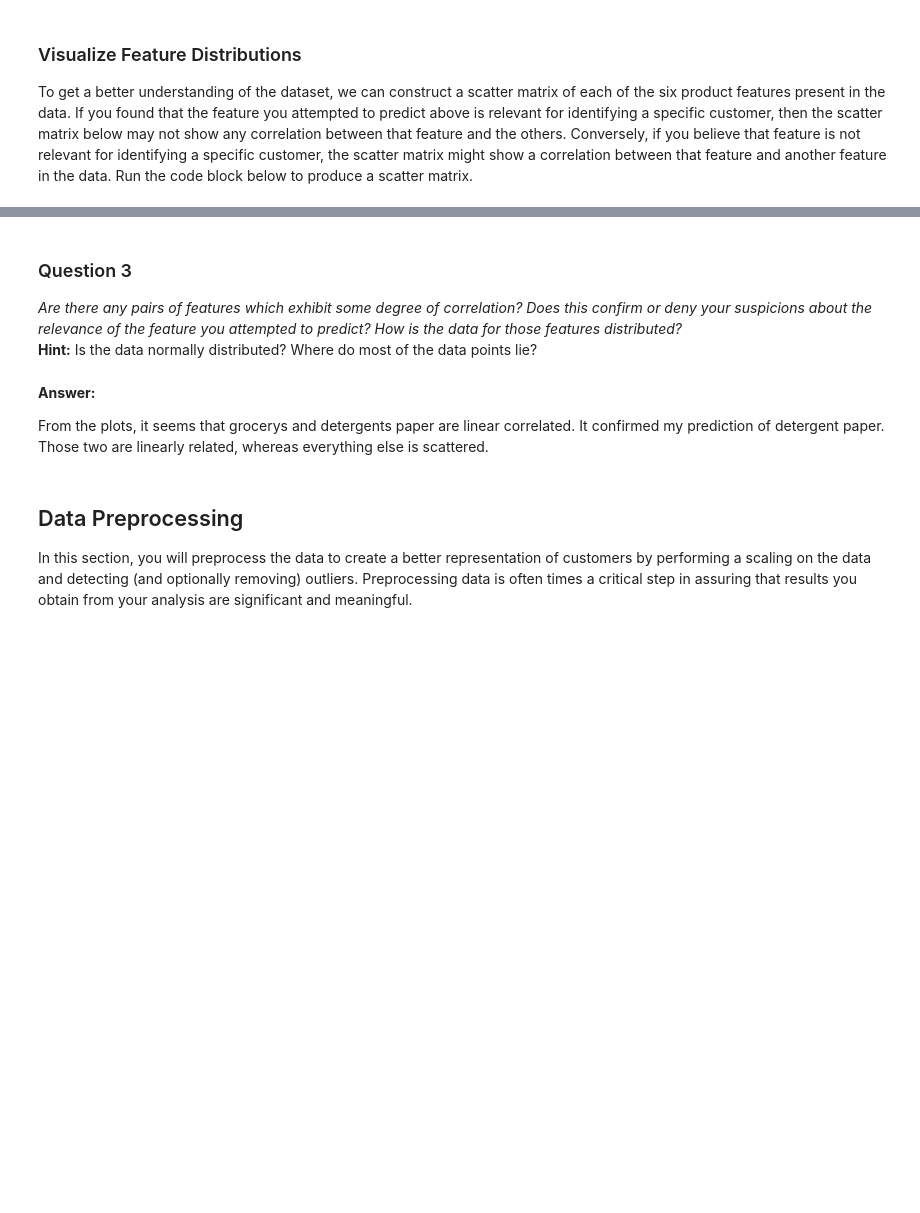
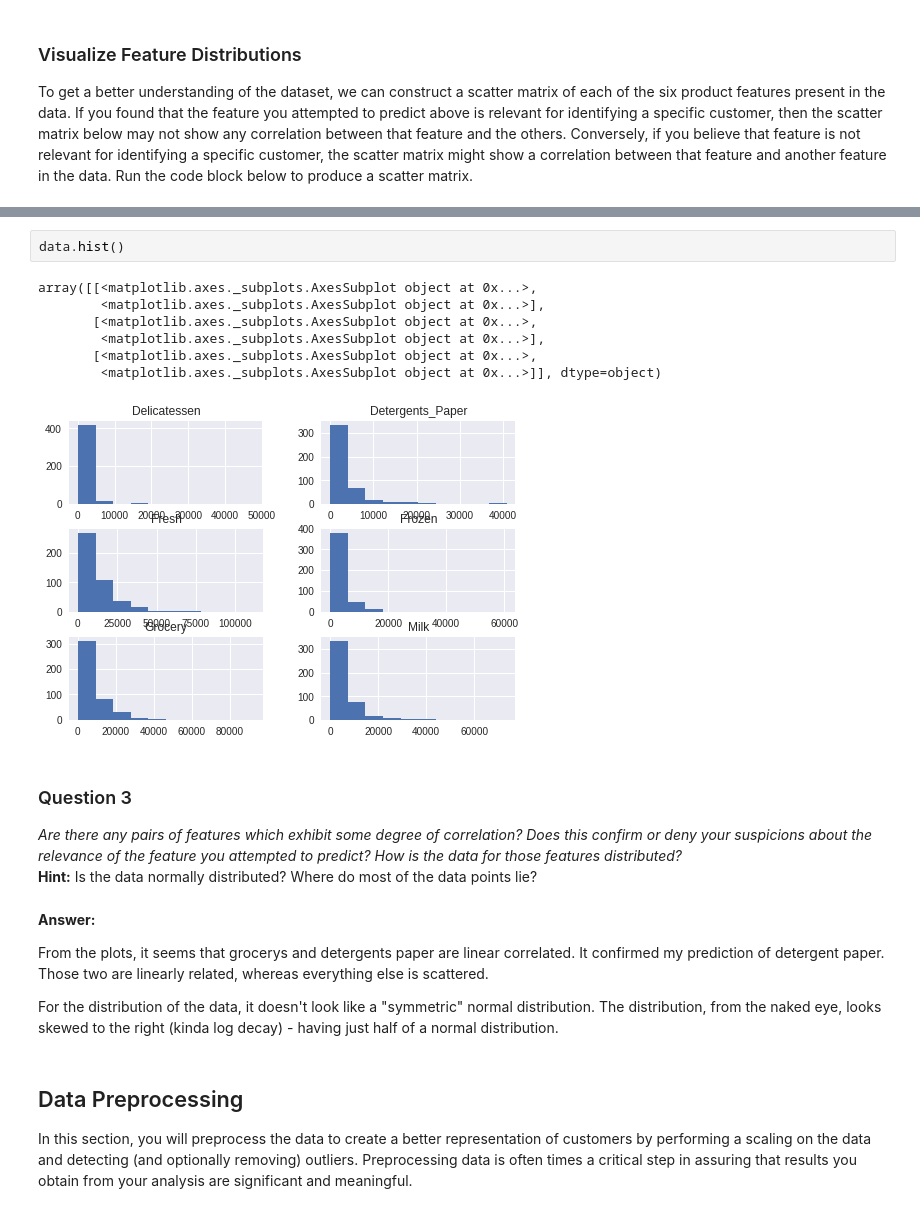
Before and after one commit to JoenyBui/machine-learning-personal, a Jupyter notebook: projects/customer_segments/customer_segments.ipynb, the cells around one changed output, grey strips where cells are left out. Drawn from its saved outputs; the diff is of its cells as text; blank space fills up the shorter version.

```diff
--- a/projects/customer_segments/customer_segments.ipynb
+++ b/projects/customer_segments/customer_segments.ipynb
@@ -134,3 +178,13 @@ pd.scatter_matrix(data, alpha = 0.3, figsize = (14,8), diagonal = 'kde');
+# %%
+data.hist()
+# %% [output]
+array([[<matplotlib.axes._subplots.AxesSubplot object at 0x...>,
+        <matplotlib.axes._subplots.AxesSubplot object at 0x...>],
+       [<matplotlib.axes._subplots.AxesSubplot object at 0x...>,
+        <matplotlib.axes._subplots.AxesSubplot object at 0x...>],
+       [<matplotlib.axes._subplots.AxesSubplot object at 0x...>,
+        <matplotlib.axes._subplots.AxesSubplot object at 0x...>]], dtype=object)
+[figure, added]
 # %% [markdown]
 ### Question 3
 *Are there any pairs of features which exhibit some degree of correlation? Does this confirm or deny your suspicions about the relevance of the feature you attempted to predict? How is the data for those features distributed?*
@@ -139,6 +193,8 @@ pd.scatter_matrix(data, alpha = 0.3, figsize = (14,8), diagonal = 'kde');
 **Answer:**
 
 From the plots, it seems that grocerys and detergents paper are linear correlated.  It confirmed my prediction of detergent paper.  Those two are linearly related, whereas everything else is scattered.
+
+For the distribution of the data, it doesn't look like a "symmetric" normal distribution.  The distribution, from the naked eye, looks skewed to the right (kinda log decay) - having just half of a normal distribution.
 # %% [markdown]
 ## Data Preprocessing
 In this section, you will preprocess the data to create a better representation of customers by performing a scaling on the data and detecting (and optionally removing) outliers. Preprocessing data is often times a critical step in assuring that results you obtain from your analysis are significant and meaningful.
```
Also changed, not shown: parts of 28 cells of this notebook, 1 other file.
